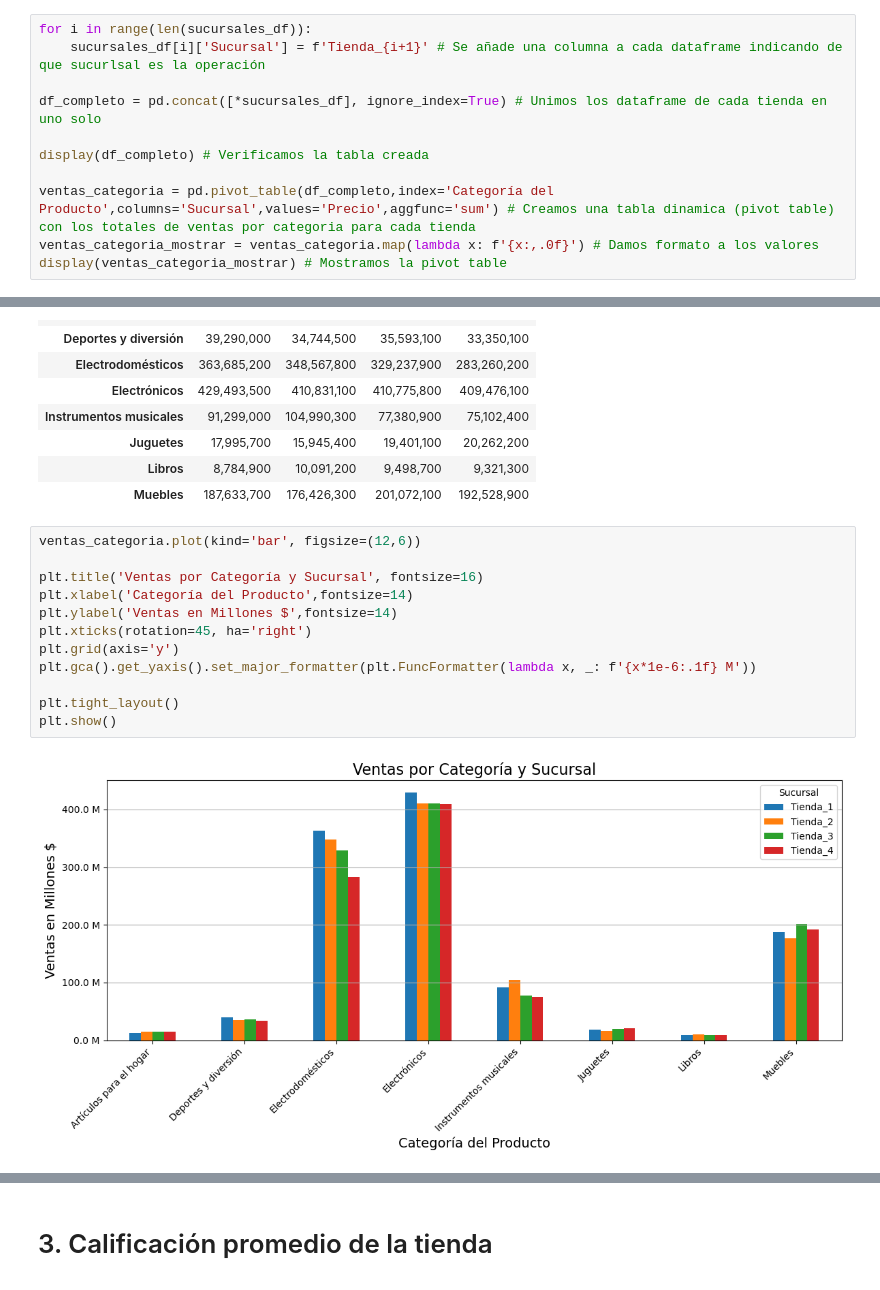
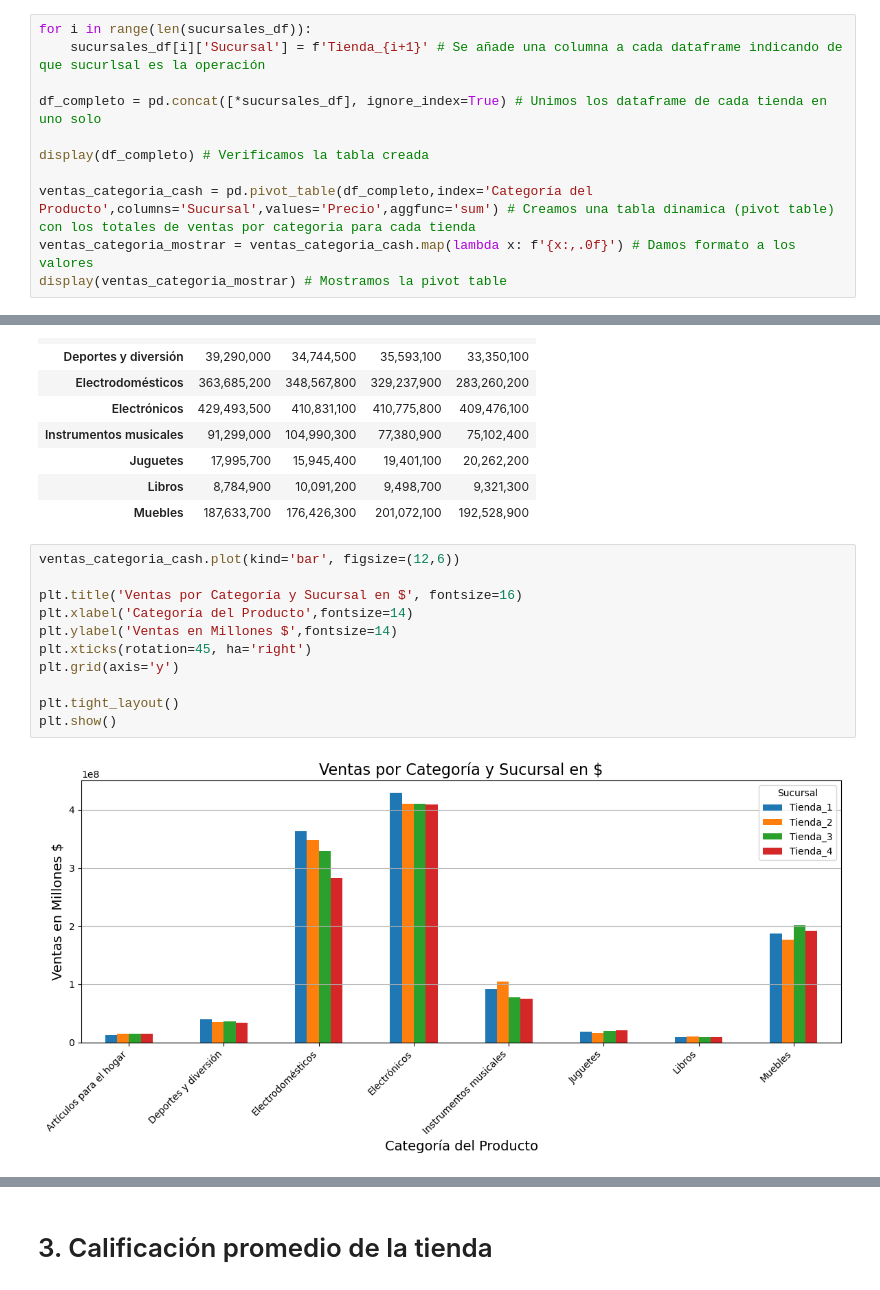
Before and after one commit to Fersh5/alura_store, a Jupyter notebook: AluraStoreLatam.ipynb, the cells around one changed output, grey strips where cells are left out. Saved outputs shown, nothing was run; the diff lists cells and outputs as text.

```diff
--- a/AluraStoreLatam.ipynb
+++ b/AluraStoreLatam.ipynb
@@ -92,8 +95,8 @@ df_completo = pd.concat([*sucursales_df], ignore_index=True) # Unimos los datafr
 
 display(df_completo) # Verificamos la tabla creada
 
-ventas_categoria = pd.pivot_table(df_completo,index='Categoría del Producto',columns='Sucursal',values='Precio',aggfunc='sum') # Creamos una tabla dinamica (pivot table) con los totales de ventas por categoria para cada tienda
-ventas_categoria_mostrar = ventas_categoria.map(lambda x: f'{x:,.0f}') # Damos formato a los valores
+ventas_categoria_cash = pd.pivot_table(df_completo,index='Categoría del Producto',columns='Sucursal',values='Precio',aggfunc='sum') # Creamos una tabla dinamica (pivot table) con los totales de ventas por categoria para cada tienda
+ventas_categoria_mostrar = ventas_categoria_cash.map(lambda x: f'{x:,.0f}') # Damos formato a los valores
 display(ventas_categoria_mostrar) # Mostramos la pivot table
 # %% [output]
 |  | Producto | Categoría del Producto | Precio | Costo de envío | Fecha de Compra | Vendedor | Lugar de Compra | ... |
@@ -120,17 +123,16 @@ display(ventas_categoria_mostrar) # Mostramos la pivot table
 | Libros | 8,784,900 | 10,091,200 | 9,498,700 | 9,321,300 |
 | Muebles | 187,633,700 | 176,426,300 | 201,072,100 | 192,528,900 |
 # %%
-ventas_categoria.plot(kind='bar', figsize=(12,6))
+ventas_categoria_cash.plot(kind='bar', figsize=(12,6))
 
-plt.title('Ventas por Categoría y Sucursal', fontsize=16)
+plt.title('Ventas por Categoría y Sucursal en $', fontsize=16)
 plt.xlabel('Categoría del Producto',fontsize=14)
 plt.ylabel('Ventas en Millones $',fontsize=14)
 plt.xticks(rotation=45, ha='right')
 plt.grid(axis='y')
-plt.gca().get_yaxis().set_major_formatter(plt.FuncFormatter(lambda x, _: f'{x*1e-6:.1f} M'))
 
 plt.tight_layout()
 plt.show()
 # %% [output]
-[figure, old version]
+[figure, new version]
 # %%
```
Also changed, not shown: parts of 15 cells of this notebook.
